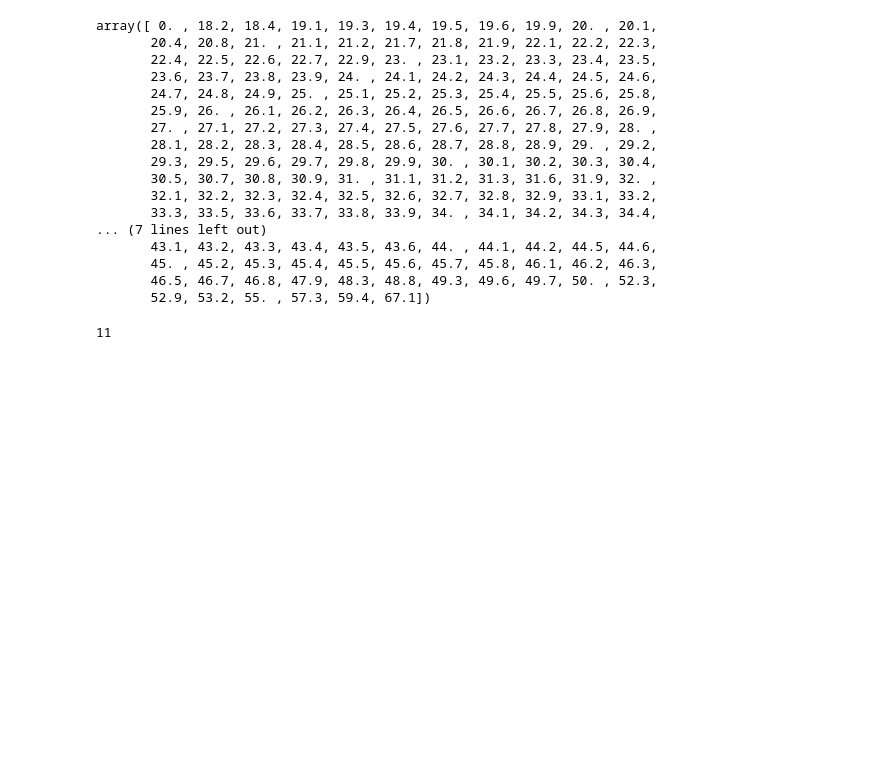
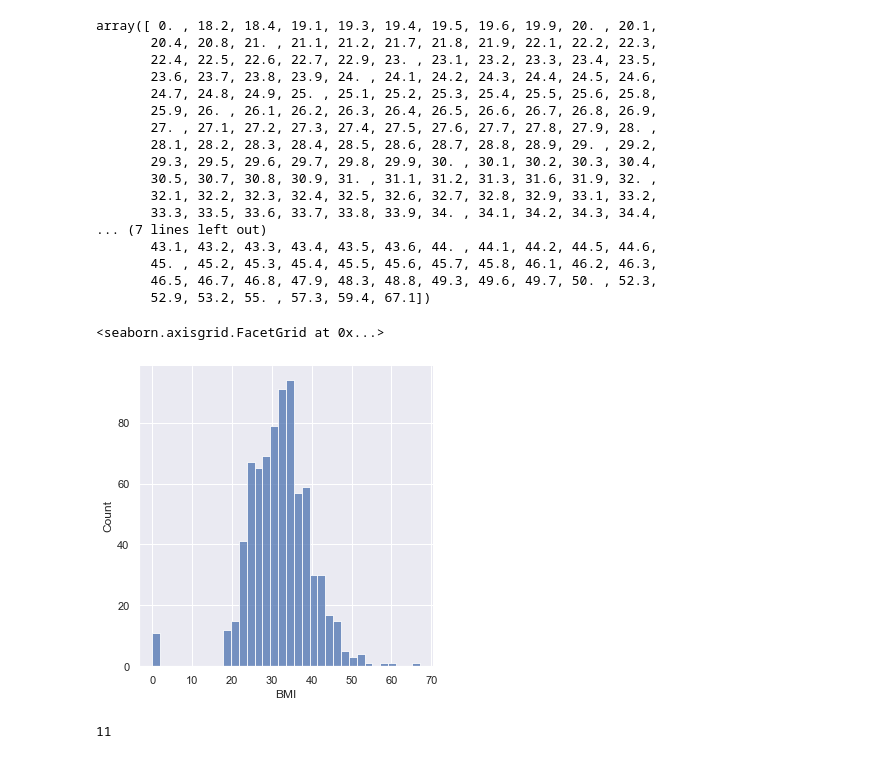
Before and after one commit to lelosb/SP_001-Indian_Diabetes_ML_Preview, a Jupyter notebook: notebooks/SP001_indians-diabetes-preview.ipynb, the cells around one changed output. Drawn from its saved outputs; the diff is of its cells as text; code cells hidden in the pictures; blank space fills up the shorter version.

```diff
--- a/notebooks/SP001_indians-diabetes-preview.ipynb
+++ b/notebooks/SP001_indians-diabetes-preview.ipynb
@@ -217,6 +222,11 @@ array([ 0. , 18.2, 18.4, 19.1, 19.3, 19.4, 19.5, 19.6, 19.9, 20. , 20.1,
        45. , 45.2, 45.3, 45.4, 45.5, 45.6, 45.7, 45.8, 46.1, 46.2, 46.3,
        46.5, 46.7, 46.8, 47.9, 48.3, 48.8, 49.3, 49.6, 49.7, 50. , 52.3,
        52.9, 53.2, 55. , 57.3, 59.4, 67.1])
+# %%
+sns.displot(df_raw['BMI'])
+# %% [output]
+<seaborn.axisgrid.FacetGrid at 0x...>
+[figure, added]
 # %%
 df_raw[df_raw['BMI'] == 0 ].shape[0]
 # %% [output]
```
Also changed, not shown: parts of 4 cells of this notebook.
